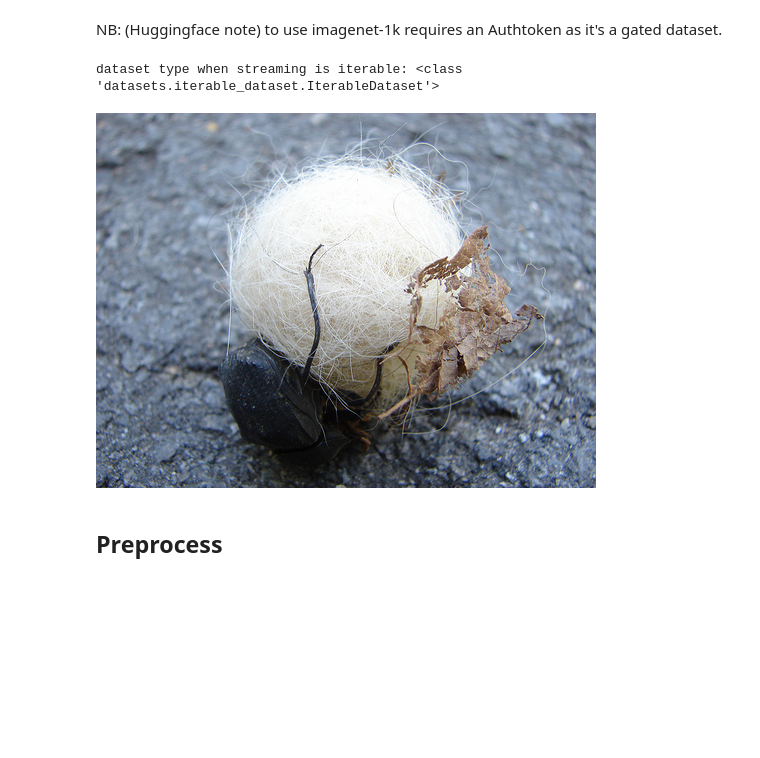
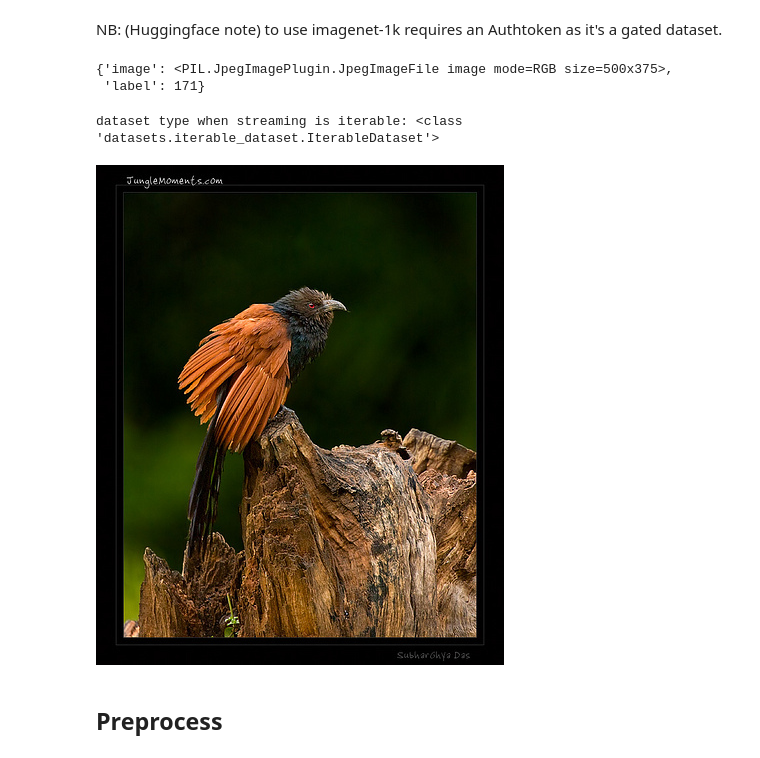
Before and after one commit to alan-turing-institute/ARC-LoCoMoSeT, a Jupyter notebook: notebooks/parc_dev.ipynb, the cells around one changed output. Cells and saved outputs as stored; diff of their text form; code cells hidden in the pictures; blank space fills up the shorter version.

```diff
--- a/notebooks/parc_dev.ipynb
+++ b/notebooks/parc_dev.ipynb
@@ -193,13 +242,18 @@ def iter_extr(iterable, idx_c=0):
     for idx, iter in enumerate(iterable):
         if idx == idx_c:
             return iter
+# %%
+iter_extr(dataset, 1)
+# %% [output]
+{'image': <PIL.JpegImagePlugin.JpegImageFile image mode=RGB size=500x375>,
+ 'label': 171}
 # %%
 # Have a look at some details of the iterable
 print(f'dataset type when streaming is iterable: {type(dataset)}')
-display(iter_extr(dataset, 8)['image'])
+display(iter_extr(dataset, 0)['image'])
 # %% [output]
 dataset type when streaming is iterable: <class 'datasets.iterable_dataset.IterableDataset'>
-[figure, old version]
+[figure, new version]
 # %% [markdown]
 ## Preprocess
 # %% [markdown]
```
Also changed, not shown: parts of 60 cells of this notebook.
